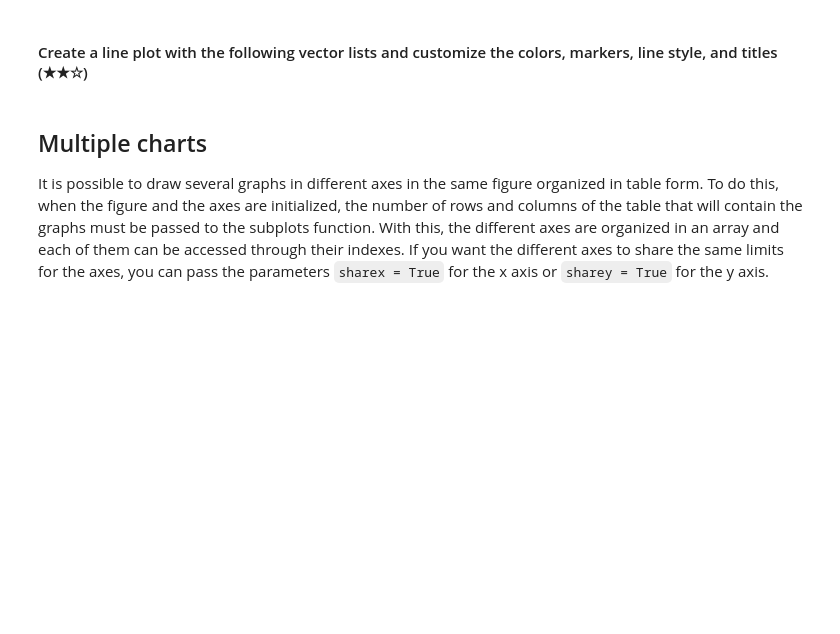
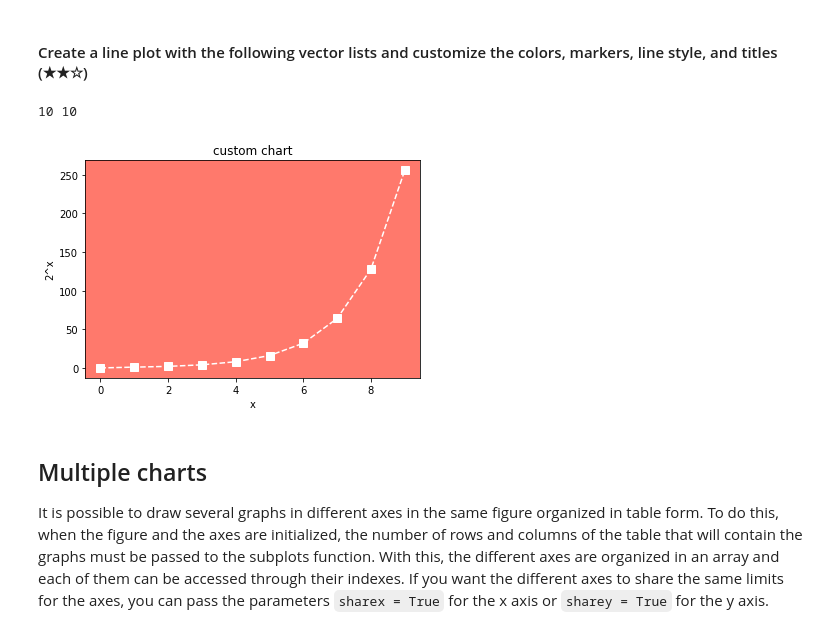
Before and after one commit to spannozzo/machine-learning-prework, a Jupyter notebook: 04-matplotlib/04.1-Intro-to-Matplotlib.ipynb, the cells around one changed output. Cells and saved outputs as stored; diff of their text form; code cells hidden in the pictures; blank space fills up the shorter version.

```diff
--- a/04-matplotlib/04.1-Intro-to-Matplotlib.ipynb
+++ b/04-matplotlib/04.1-Intro-to-Matplotlib.ipynb
@@ -229,6 +256,31 @@ The graphics created with Matplotlib are customizable and the appearance of almo
 To change the color of the objects, use the parameter color = color-name, where color-name is a string with the name of the color from among the available colors. Check the full list here: https://matplotlib.org/stable/gallery/color/named_colors.html
 # %% [markdown]
 #### Create a line plot with the following vector lists and customize the colors, markers, line style, and titles (★★☆)
+# %%
+import numpy as np
+import matplotlib.pyplot as plt
+
+
+
+x = np.arange(0,10)
+y = np.array([0,1,2,4,8,16,32,64,128,256])
+print(x.size,y.size)
+
+#np.info(plt.plot)
+
+plt.plot(x,y,'--w',marker='s', markersize=8)
+
+plt.gca().set_facecolor('xkcd:salmon')
+
+plt.xlabel("x")
+plt.ylabel("2^x")
+
+plt.title('custom chart')
+
+plt.show()
+# %% [output]
+10 10
+[figure, added]
 # %% [markdown]
 ## Multiple charts
 It is possible to draw several graphs in different axes in the same figure organized in table form. To do this, when the figure and the axes are initialized, the number of rows and columns of the table that will contain the graphs must be passed to the subplots function. With this, the different axes are organized in an array and each of them can be accessed through their indexes. If you want the different axes to share the same limits for the axes, you can pass the parameters `sharex = True` for the x axis or `sharey = True` for the y axis.
```
Also changed, not shown: parts of 4 cells of this notebook, 2 other files.
